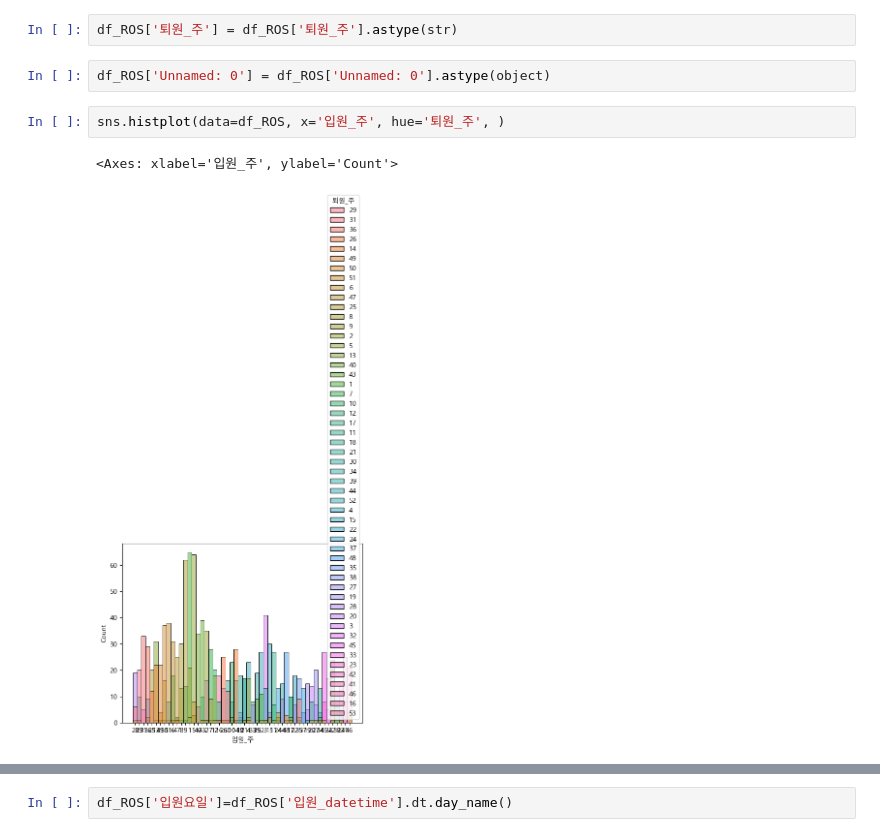
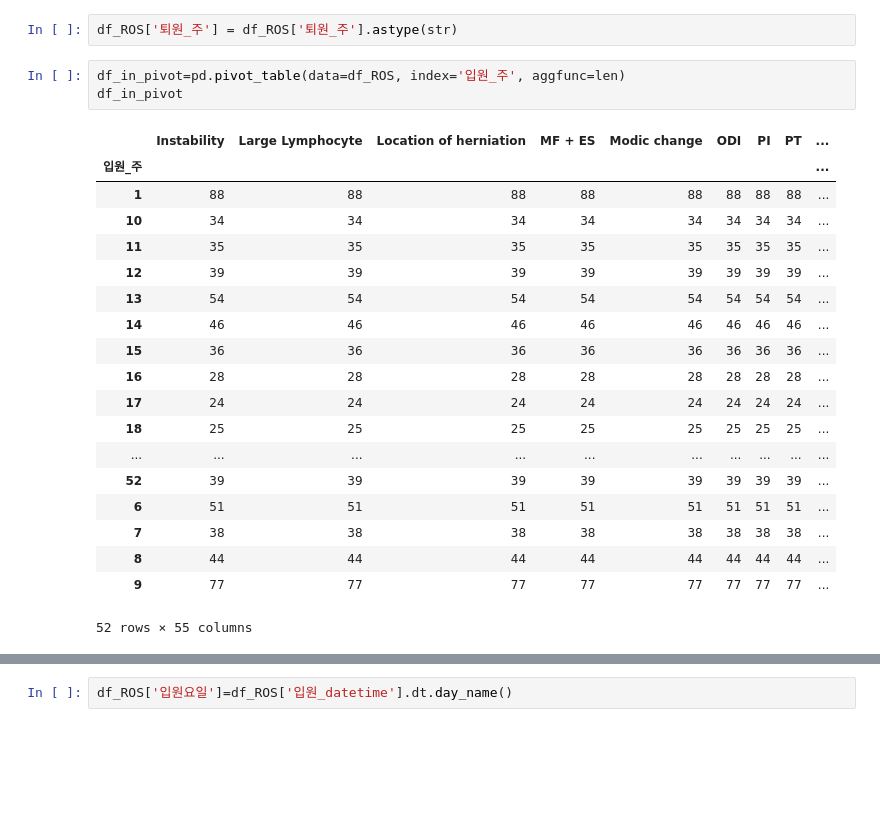
Before and after one commit to SSSanga/study_data_analytics, a Jupyter notebook: codes/pandass/RecurrenceOfSurgery_TimeSeries_quest.ipynb, the cells around one changed output, grey strips where cells are left out. Drawn from its saved outputs; the diff is of its cells as text; blank space fills up the shorter version.

```diff
--- a/codes/pandass/RecurrenceOfSurgery_TimeSeries_quest.ipynb
+++ b/codes/pandass/RecurrenceOfSurgery_TimeSeries_quest.ipynb
@@ -145,10 +154,26 @@ memory usage: 817.7+ KB
 df_ROS['입원_주'] = df_ROS['입원_주'].astype(str)
 # %%
 df_ROS['퇴원_주'] = df_ROS['퇴원_주'].astype(str)
-# %%
-df_ROS['Unnamed: 0'] = df_ROS['Unnamed: 0'].astype(object)
-# %%
-sns.histplot(data=df_ROS, x='입원_주', hue='퇴원_주', )
-# %% [output]
-<Axes: xlabel='입원_주', ylabel='Count'>
-[figure, removed]
+# %%
+df_in_pivot=pd.pivot_table(data=df_ROS, index='입원_주', aggfunc=len)
+df_in_pivot
+# %% [output]
+|  | Instability | Large Lymphocyte | Location of herniation | MF + ES | Modic change | ODI | PI | PT | ... |
+| 입원_주 |  |  |  |  |  |  |  |  | ... |
+| 1 | 88 | 88 | 88 | 88 | 88 | 88 | 88 | 88 | ... |
+| 10 | 34 | 34 | 34 | 34 | 34 | 34 | 34 | 34 | ... |
+| 11 | 35 | 35 | 35 | 35 | 35 | 35 | 35 | 35 | ... |
+| 12 | 39 | 39 | 39 | 39 | 39 | 39 | 39 | 39 | ... |
+| 13 | 54 | 54 | 54 | 54 | 54 | 54 | 54 | 54 | ... |
+| 14 | 46 | 46 | 46 | 46 | 46 | 46 | 46 | 46 | ... |
+| 15 | 36 | 36 | 36 | 36 | 36 | 36 | 36 | 36 | ... |
+| 16 | 28 | 28 | 28 | 28 | 28 | 28 | 28 | 28 | ... |
+| 17 | 24 | 24 | 24 | 24 | 24 | 24 | 24 | 24 | ... |
+| 18 | 25 | 25 | 25 | 25 | 25 | 25 | 25 | 25 | ... |
+| ... | ... | ... | ... | ... | ... | ... | ... | ... | ... |
+| 52 | 39 | 39 | 39 | 39 | 39 | 39 | 39 | 39 | ... |
+| 6 | 51 | 51 | 51 | 51 | 51 | 51 | 51 | 51 | ... |
+| 7 | 38 | 38 | 38 | 38 | 38 | 38 | 38 | 38 | ... |
+| 8 | 44 | 44 | 44 | 44 | 44 | 44 | 44 | 44 | ... |
+| 9 | 77 | 77 | 77 | 77 | 77 | 77 | 77 | 77 | ... |
+52 rows × 55 columns
```
Also changed, not shown: parts of 17 cells of this notebook, 1 other file.
